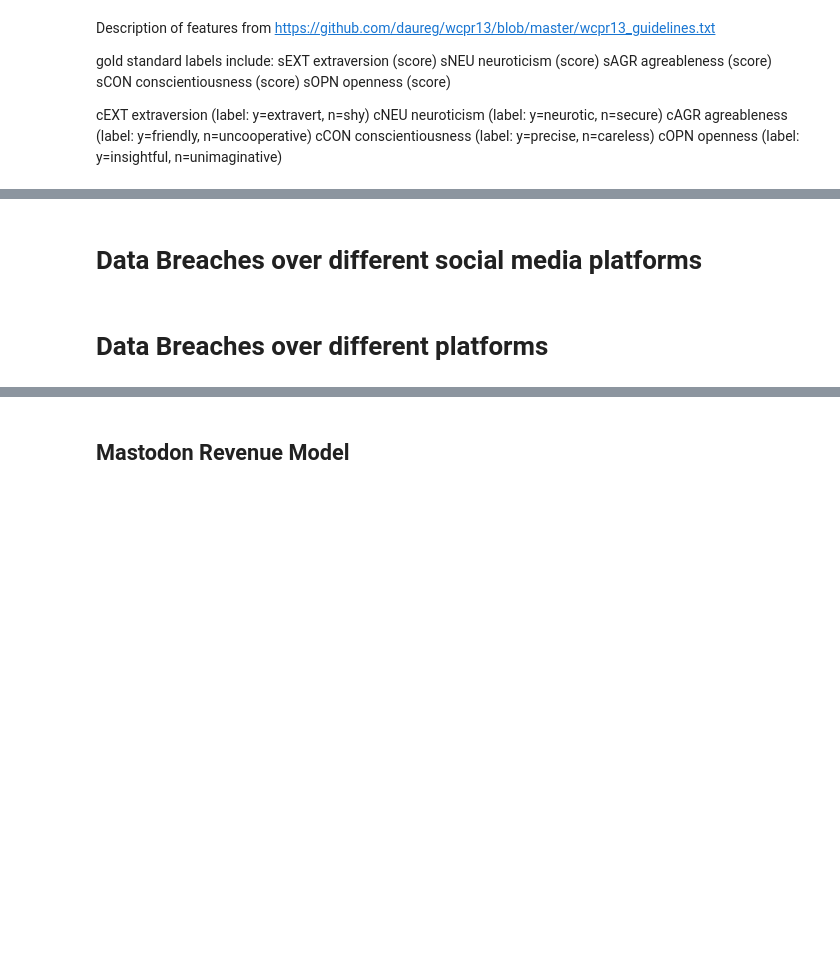
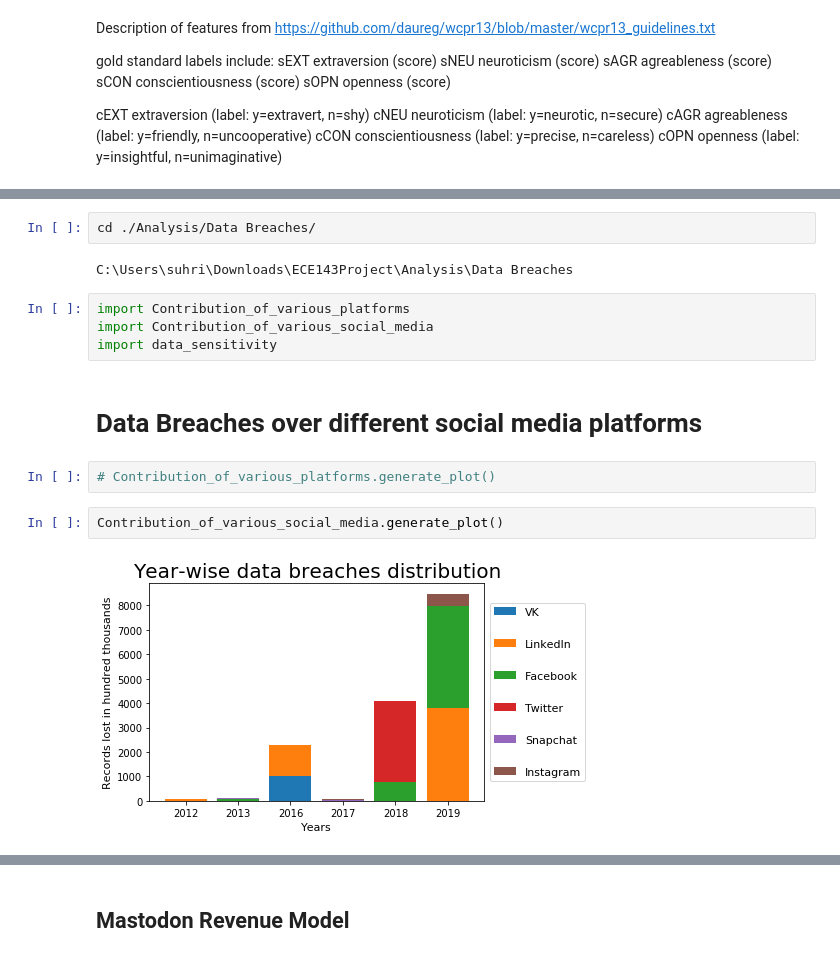
Before and after one commit to morahman97/ECE143Project, a Jupyter notebook: demo.ipynb, the cells around one changed output, grey strips where cells are left out. Cells and saved outputs as stored; diff of their text form; blank space fills up the shorter version.

```diff
--- a/demo.ipynb
+++ b/demo.ipynb
@@ -94,4 +96,16 @@ cOPN	openness (label: y=insightful, n=unimaginative)
+# %%
+cd ./Analysis/Data Breaches/
+# %% [output]
+C:\Users\suhri\Downloads\ECE143Project\Analysis\Data Breaches
+# %%
+import Contribution_of_various_platforms
+import Contribution_of_various_social_media
+import data_sensitivity
 # %% [markdown]
 # Data Breaches over different social media platforms
-# %% [markdown]
-# Data Breaches over different platforms
+# %%
+# Contribution_of_various_platforms.generate_plot()
+# %%
+Contribution_of_various_social_media.generate_plot()
+# %% [output]
+[figure, added]
```
Also changed, not shown: parts of 3 cells of this notebook, 2 other files.
